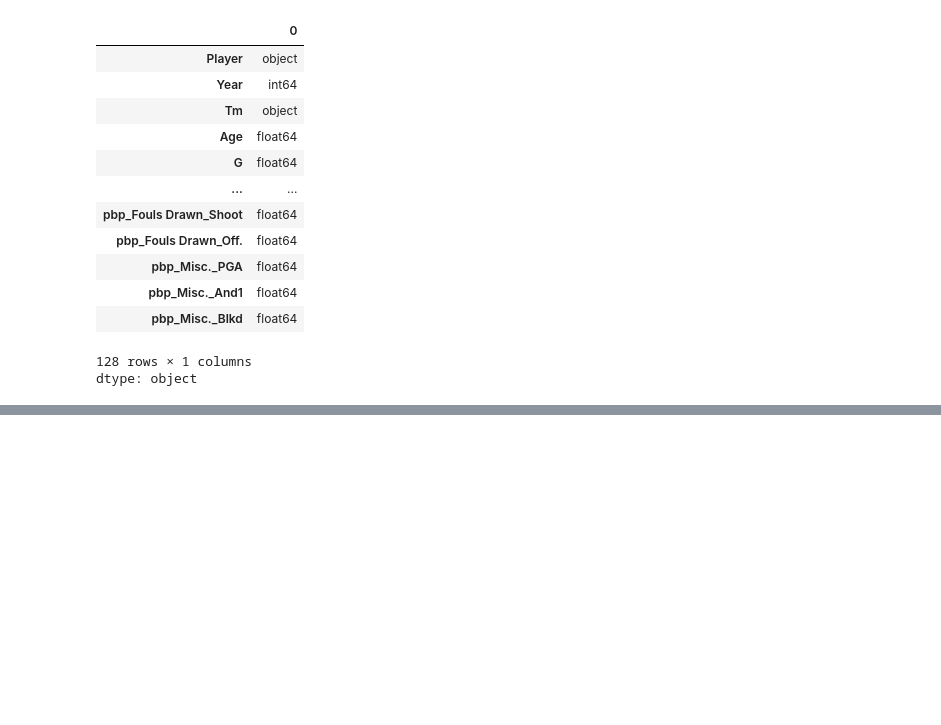
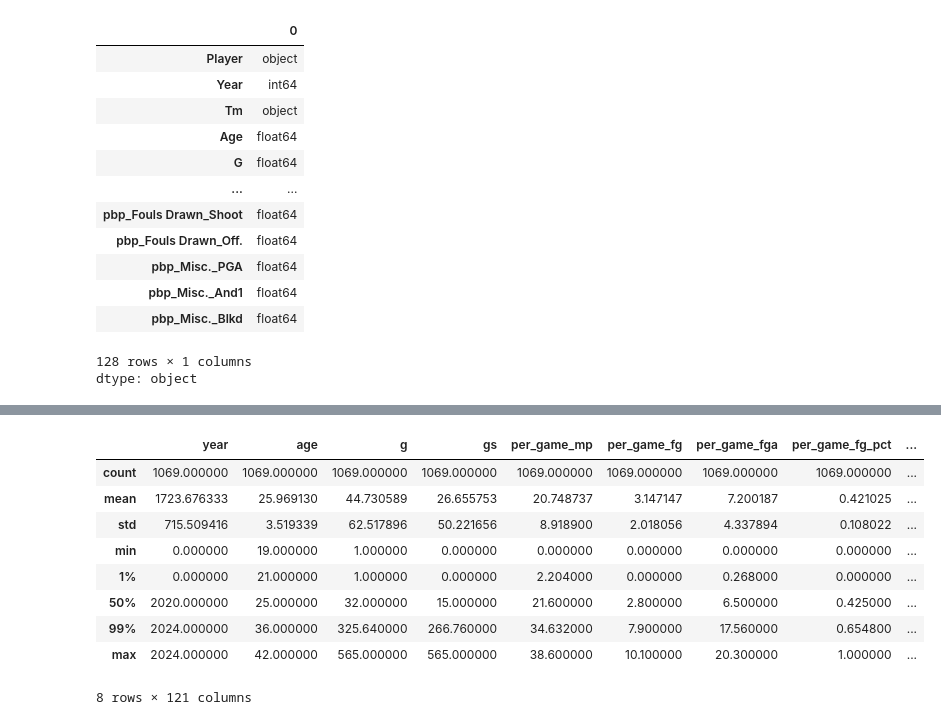
Before and after one commit to colterwood/LHL-final-final-project, a Jupyter notebook: notebooks/player_data.ipynb, the cells around one changed output, grey strips where cells are left out. Saved outputs shown, nothing was run; the diff lists cells and outputs as text; code cells hidden in the pictures; blank space fills up the shorter version.

```diff
--- a/notebooks/player_data.ipynb
+++ b/notebooks/player_data.ipynb
@@ -1065,0 +1229,6 @@ dtype: object
+# %%
+# Clean up +_per_-_ columns
+df = df.rename(columns={
+    "pbp_+_per_-_per_100_poss_oncourt": "pbp_plus_minus_per_100_poss_oncourt",
+    "pbp_+_per_-_per_100_poss_on-off": "pbp_plus_minus_per_100_poss_on_off"
+})
@@ -1065,0 +1302,6 @@ dtype: object
+# %%
+# Replace 'None' with empty string so we can split cleanly
+df["per_game_awards"] = df["per_game_awards"].replace("None", "")
+
+# Split the awards string into a list of individual award codes
+df["award_list"] = df["per_game_awards"].str.split(",")
@@ -1065,0 +1318,3 @@ dtype: object
+# %%
+# Set mvp = 1 only for rows where per_game_awards exactly contains 'MVP-1'
+df["mvp"] = df["per_game_awards"].str.split(",").apply(lambda x: 1 if "MVP-1" in x else 0)
@@ -1065,0 +1342,3 @@ dtype: object
+# %%
+# Drop all columns related to awards
+df = df.drop(columns=["per_game_awards", "award_list", "mvp"], errors="ignore")
@@ -1065,0 +1375,13 @@ dtype: object
+# %%
+df.describe(percentiles=[0.01, 0.99])
+# %% [output]
+|  | year | age | g | gs | per_game_mp | per_game_fg | per_game_fga | per_game_fg_pct | ... |
+| count | 1069.000000 | 1069.000000 | 1069.000000 | 1069.000000 | 1069.000000 | 1069.000000 | 1069.000000 | 1069.000000 | ... |
+| mean | 1723.676333 | 25.969130 | 44.730589 | 26.655753 | 20.748737 | 3.147147 | 7.200187 | 0.421025 | ... |
+| std | 715.509416 | 3.519339 | 62.517896 | 50.221656 | 8.918900 | 2.018056 | 4.337894 | 0.108022 | ... |
+| min | 0.000000 | 19.000000 | 1.000000 | 0.000000 | 0.000000 | 0.000000 | 0.000000 | 0.000000 | ... |
+| 1% | 0.000000 | 21.000000 | 1.000000 | 0.000000 | 2.204000 | 0.000000 | 0.268000 | 0.000000 | ... |
+| 50% | 2020.000000 | 25.000000 | 32.000000 | 15.000000 | 21.600000 | 2.800000 | 6.500000 | 0.425000 | ... |
+| 99% | 2024.000000 | 36.000000 | 325.640000 | 266.760000 | 34.632000 | 7.900000 | 17.560000 | 0.654800 | ... |
+| max | 2024.000000 | 42.000000 | 565.000000 | 565.000000 | 38.600000 | 10.100000 | 20.300000 | 1.000000 | ... |
+8 rows × 121 columns
```
Also changed, not shown: parts of 22 cells of this notebook.
